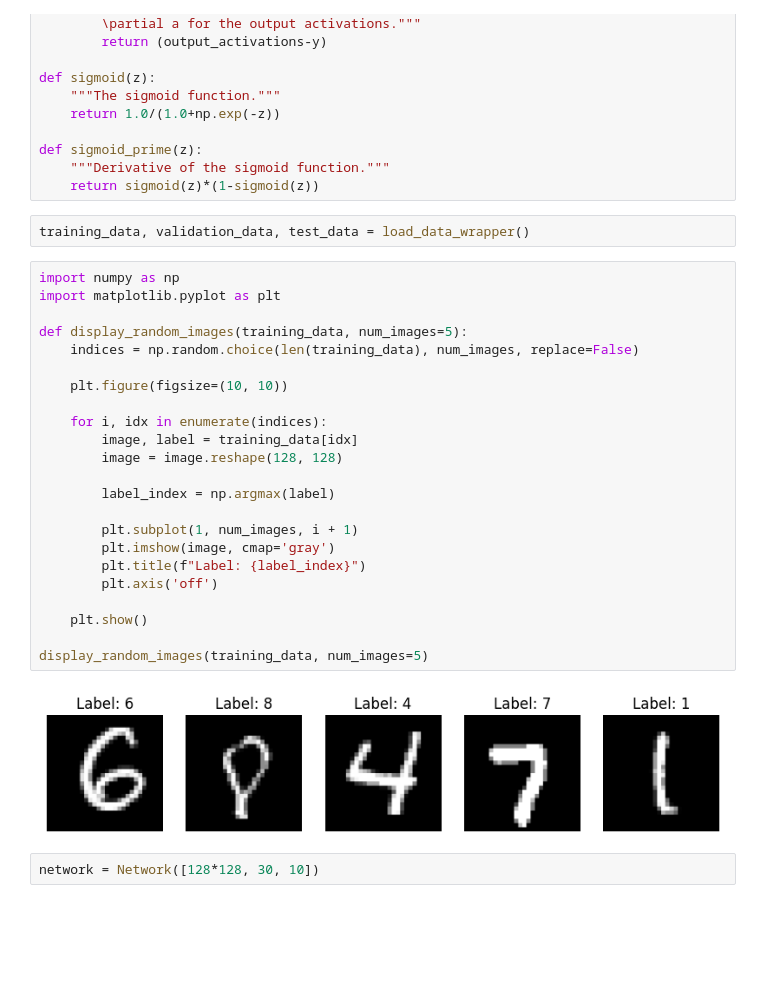
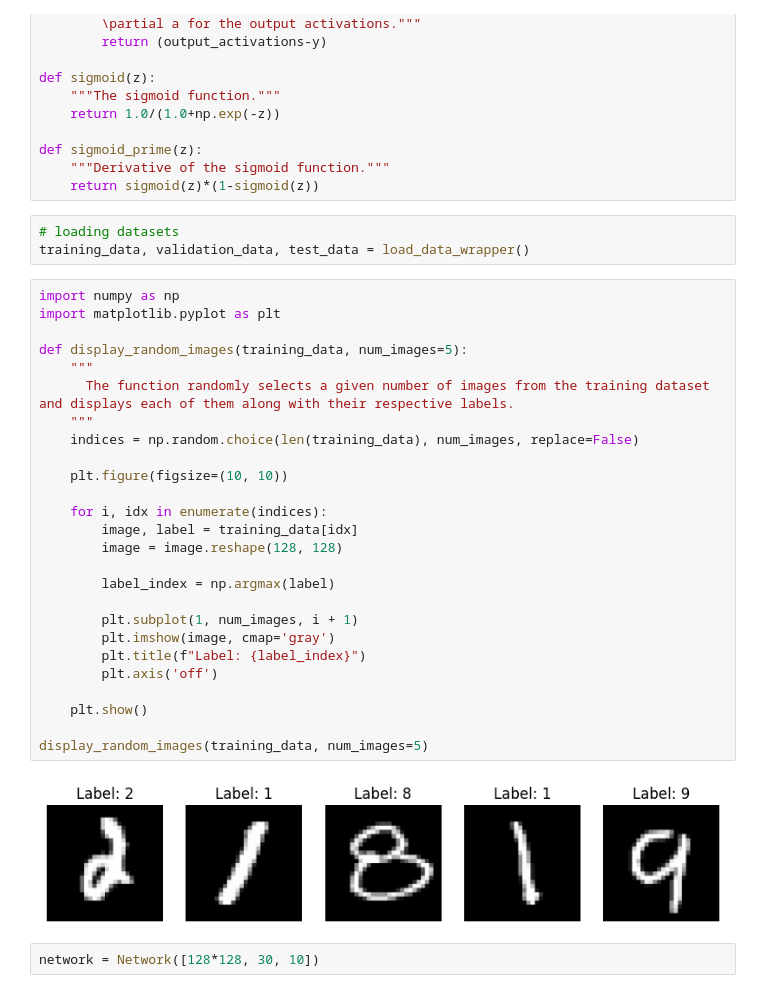
Before and after one commit to MarkoHaralovic/parallel-img-proc, a Jupyter notebook: cnn_cpu_and_gpu.ipynb, the cells around one changed output. Saved outputs shown, nothing was run; the diff lists cells and outputs as text; blank space fills up the shorter version.

```diff
--- a/cnn_cpu_and_gpu.ipynb
+++ b/cnn_cpu_and_gpu.ipynb
@@ -173,32 +179,36 @@ def sigmoid_prime(z):
     """Derivative of the sigmoid function."""
     return sigmoid(z)*(1-sigmoid(z))
 # %%
+# loading datasets
 training_data, validation_data, test_data = load_data_wrapper()
 # %%
 import numpy as np
 import matplotlib.pyplot as plt
 
 def display_random_images(training_data, num_images=5):
+    """
+      The function randomly selects a given number of images from the training dataset and displays each of them along with their respective labels.
+    """
     indices = np.random.choice(len(training_data), num_images, replace=False)
 
     plt.figure(figsize=(10, 10))
 
     for i, idx in enumerate(indices):
         image, label = training_data[idx]
         image = image.reshape(128, 128)
 
         label_index = np.argmax(label)
 
         plt.subplot(1, num_images, i + 1)
         plt.imshow(image, cmap='gray')
         plt.title(f"Label: {label_index}")
         plt.axis('off')
 
     plt.show()
 
 display_random_images(training_data, num_images=5)
 # %% [output]
-[figure, old version]
+[figure, new version]
 # %%
 network = Network([128*128, 30, 10])
 # %%
```
Also changed, not shown: parts of 14 cells of this notebook.
